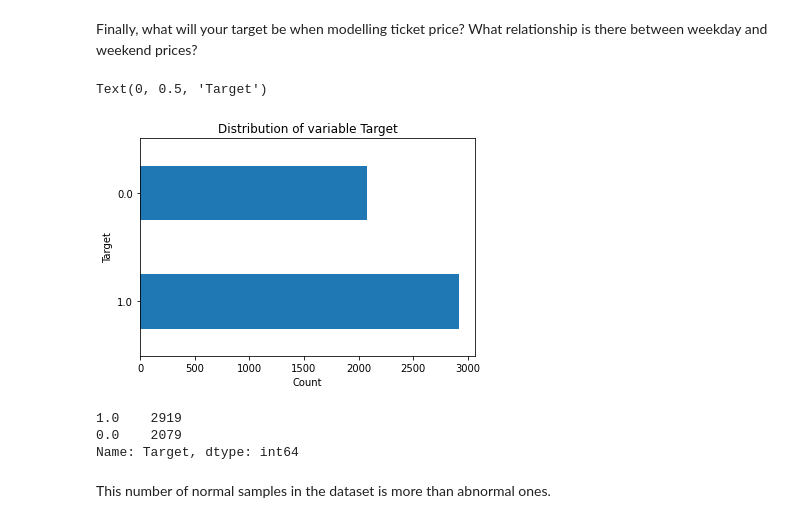
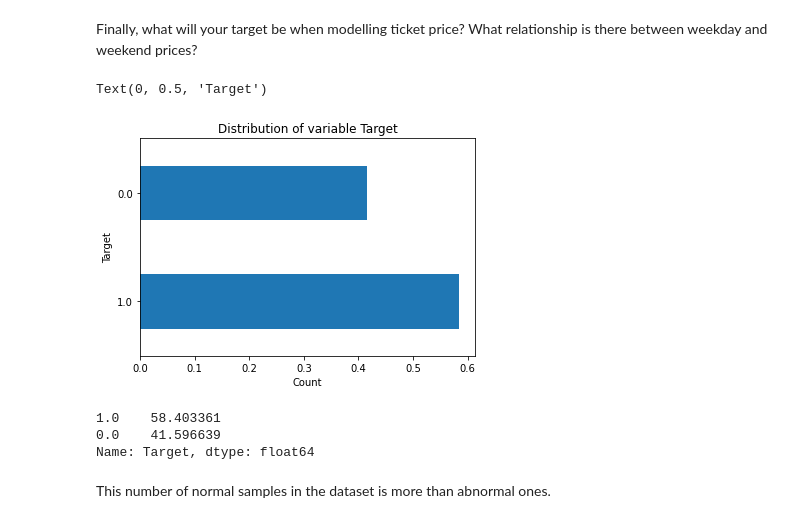
Before and after one commit to azarbarzin/Springboard, a Jupyter notebook: Capstone Project 2/Notebooks/02_data_wrangling.ipynb, the cells around one changed output. Saved outputs shown, nothing was run; the diff lists cells and outputs as text; code cells hidden in the pictures.

```diff
--- a/Capstone Project 2/Notebooks/02_data_wrangling.ipynb
+++ b/Capstone Project 2/Notebooks/02_data_wrangling.ipynb
@@ -163,19 +181,19 @@ What features do we have possible cause for concern about and why?
 Finally, what will your target be when modelling ticket price? What relationship is there between weekday and weekend prices?
 # %%
 plt.figure()
-ecg_data.Target.value_counts().plot(kind='barh')
+ecg_data.Target.value_counts(normalize=True).plot(kind='barh')
 plt.title('Distribution of variable Target')
 plt.xlabel('Count')
 plt.ylabel('Target')
 # %% [output]
 Text(0, 0.5, 'Target')
-[figure, old version]
+[figure, new version]
 # %%
-ecg_data.Target.value_counts()
+ecg_data.Target.value_counts(normalize=True)*100
 # %% [output]
-1.0    2919
-0.0    2079
-Name: Target, dtype: int64
+1.0    58.403361
+0.0    41.596639
+Name: Target, dtype: float64
 # %% [markdown]
 This number of normal samples in the dataset is more than abnormal ones.
 # %% [markdown]
```
Also changed, not shown: parts of 2 cells of this notebook, 4 other files.
